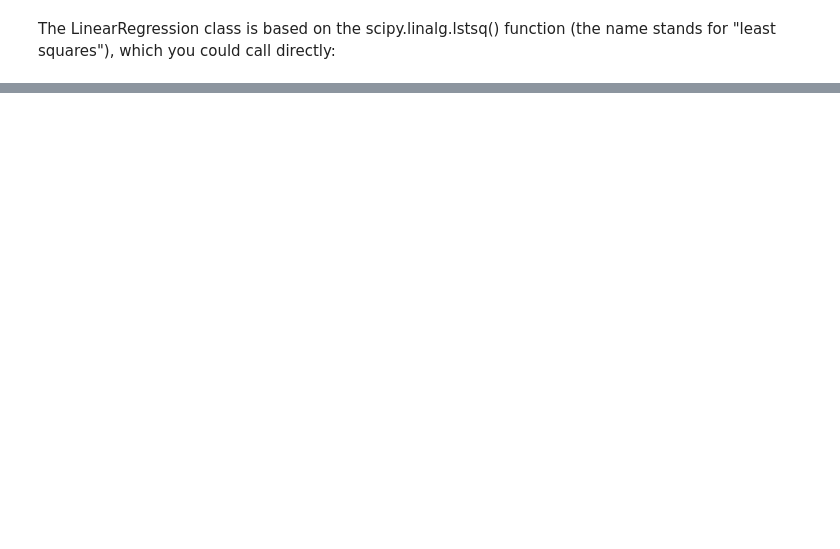
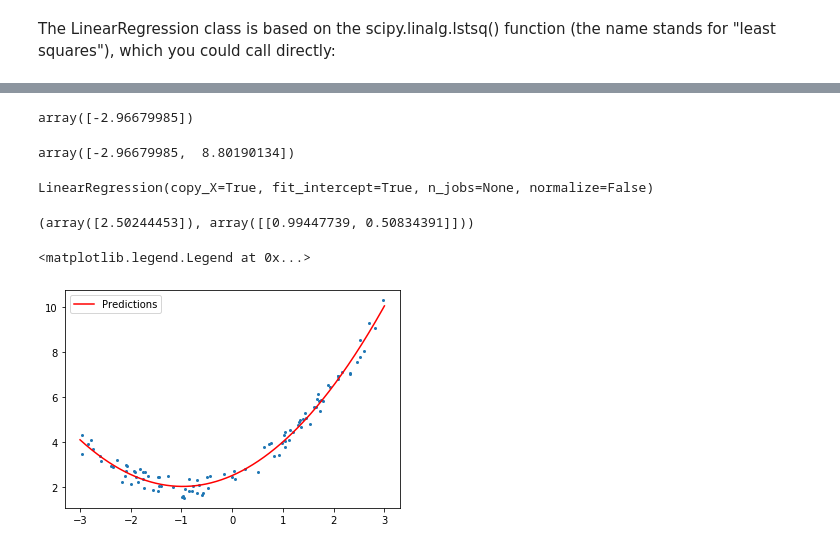
Before and after one commit to SubhoBasak/Learning_DataScience, a Jupyter notebook: TrainingModels/training_models.ipynb, the cells around one changed output, grey strips where cells are left out. Cells and saved outputs as stored; diff of their text form; code cells hidden in the pictures; blank space fills up the shorter version.

```diff
--- a/TrainingModels/training_models.ipynb
+++ b/TrainingModels/training_models.ipynb
@@ -144,0 +277,5 @@ array([4.55906683, 2.91310482])
+# %%
+m = 100
+
+X = 6 * np.random.rand(100, 1) - 3
+y = 0.5 * X**2 + X + 2 + np.random.rand(100, 1)
@@ -144,0 +289,31 @@ array([4.55906683, 2.91310482])
+# %%
+poly_features = PolynomialFeatures(degree = 2, include_bias = False)
+# %%
+X_poly = poly_features.fit_transform(X)
+# %%
+X[0]
+# %% [output]
+array([-2.96679985])
+# %%
+X_poly[0]
+# %% [output]
+array([-2.96679985,  8.80190134])
+# %%
+lin_reg = LinearRegression()
+lin_reg.fit(X_poly, y)
+# %% [output]
+LinearRegression(copy_X=True, fit_intercept=True, n_jobs=None, normalize=False)
+# %%
+lin_reg.intercept_, lin_reg.coef_
+# %% [output]
+(array([2.50244453]), array([[0.99447739, 0.50834391]]))
+# %%
+x_points = np.linspace(-3, 3, 1000).reshape(-1, 1)
+y_points = lin_reg.coef_[0][1]*x_points**2+lin_reg.coef_[0][0]*x_points+lin_reg.intercept_
+
+plt.scatter(X, y, s = 4)
+plt.plot(x_points, y_points, 'red', label = 'Predictions')
+plt.legend()
+# %% [output]
+<matplotlib.legend.Legend at 0x...>
+[figure, added]
```
Also changed, not shown: parts of 48 cells of this notebook, 1 other file.
